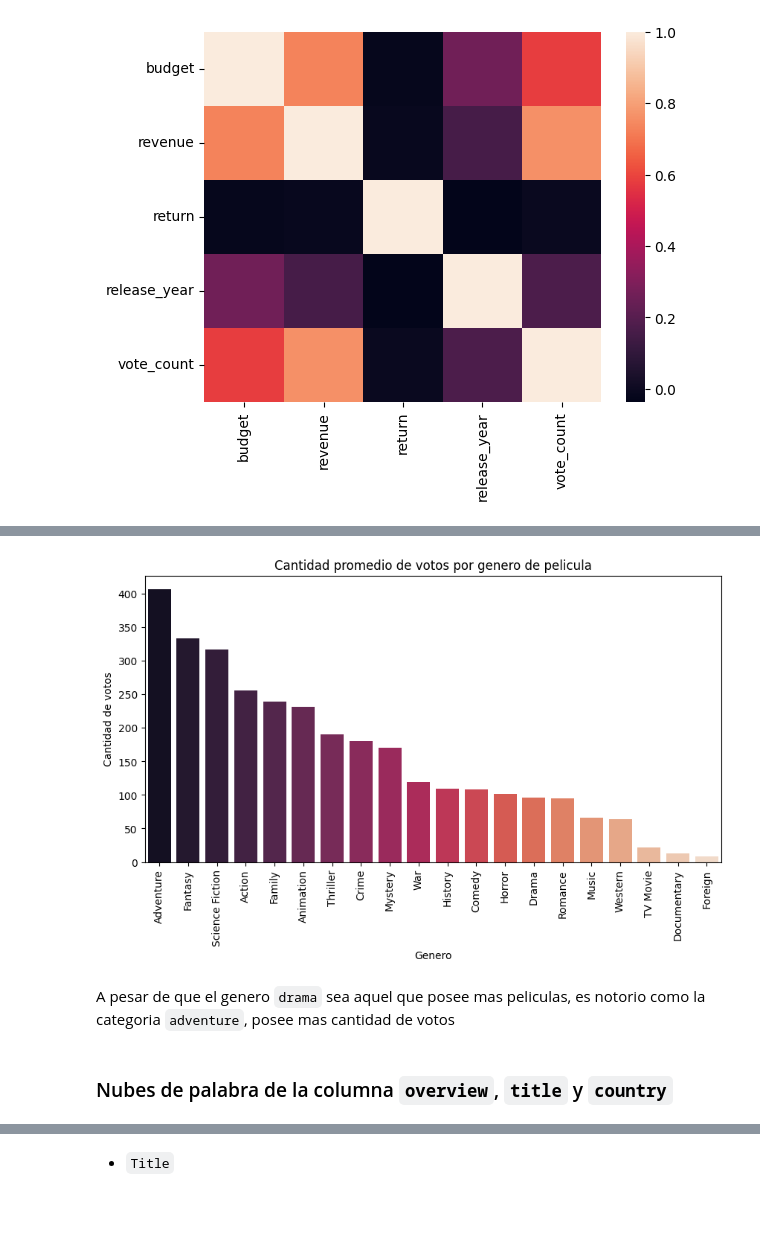
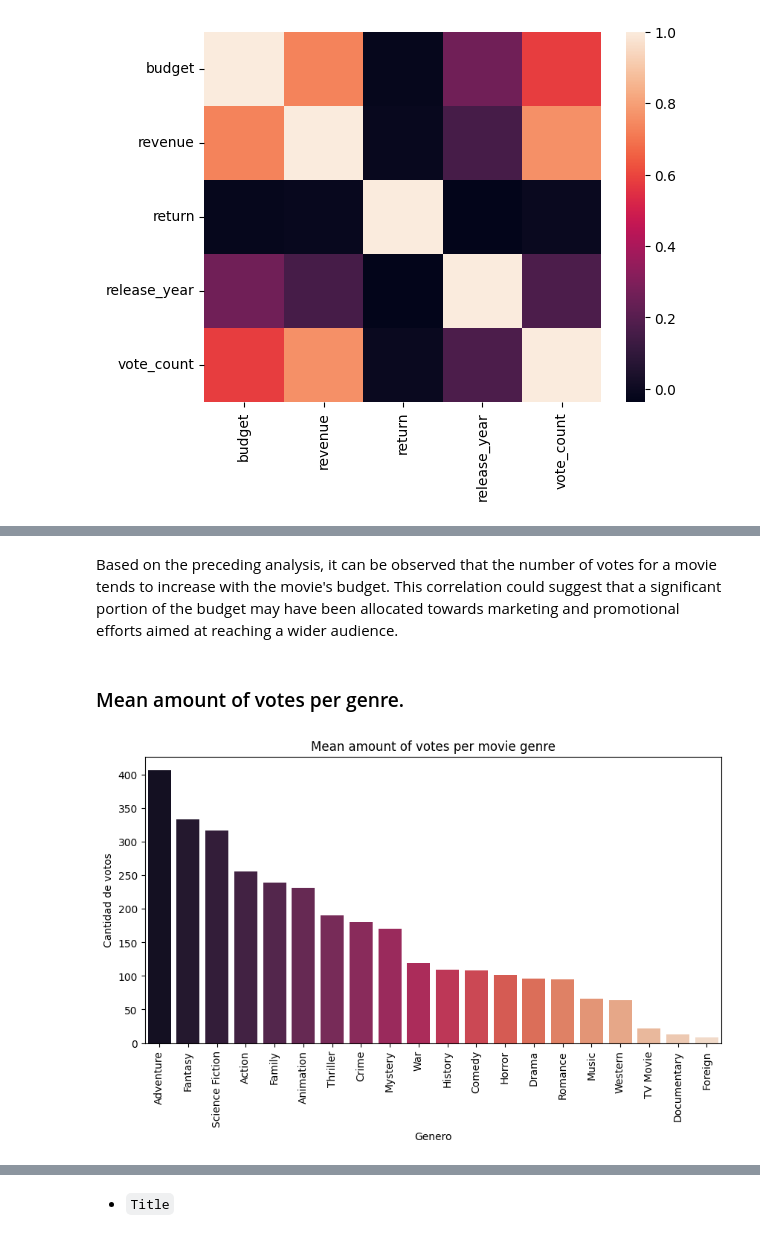
Before and after one commit to MartinFerrari5/Proyecto-Machine-Learning, a Jupyter notebook: notebooks/eda.ipynb, the cells around one changed output, grey strips where cells are left out. Saved outputs shown, nothing was run; the diff lists cells and outputs as text; code cells hidden in the pictures; blank space fills up the shorter version.

```diff
--- a/notebooks/eda.ipynb
+++ b/notebooks/eda.ipynb
@@ -239,3 +240,7 @@ sns.heatmap(no_zero.corr())
+# %% [markdown]
+<p>Based on the preceding analysis, it can be observed that the number of votes for a movie tends to increase with the movie's budget. This correlation could suggest that a significant portion of the budget may have been allocated towards marketing and promotional efforts aimed at reaching a wider audience.</p>
+# %% [markdown]
+### Mean amount of votes per genre.
 # %%
 df_merged = pd.concat([genres,movies_eda],axis=1)
 genre_columns = genres.columns[0:]
@@ -247,14 +252,10 @@ df_genre = pd.DataFrame(content,columns=["genre","cant_votos"]).sort_values(asce
 # %%
 fig,axes = plt.subplots(figsize=(10,5))
 sns.barplot(df_genre, x="genre",y="cant_votos",palette="rocket")
 plt.xticks(rotation=90)
-plt.title("Cantidad promedio de votos por genero de pelicula")
+plt.title("Mean amount of votes per movie genre")
 plt.xlabel("Genero")
 plt.ylabel("Cantidad de votos")
 plt.show()
 # %% [output]
-[figure, old version]
+[figure, new version]
-# %% [markdown]
-A pesar de que el genero `drama` sea aquel que posee mas peliculas, es notorio como la categoria `adventure`, posee mas cantidad de votos
-# %% [markdown]
-### Nubes de palabra de la columna `overview`, `title` y `country`
```
Also changed, not shown: parts of 50 cells of this notebook, 6 other files.
